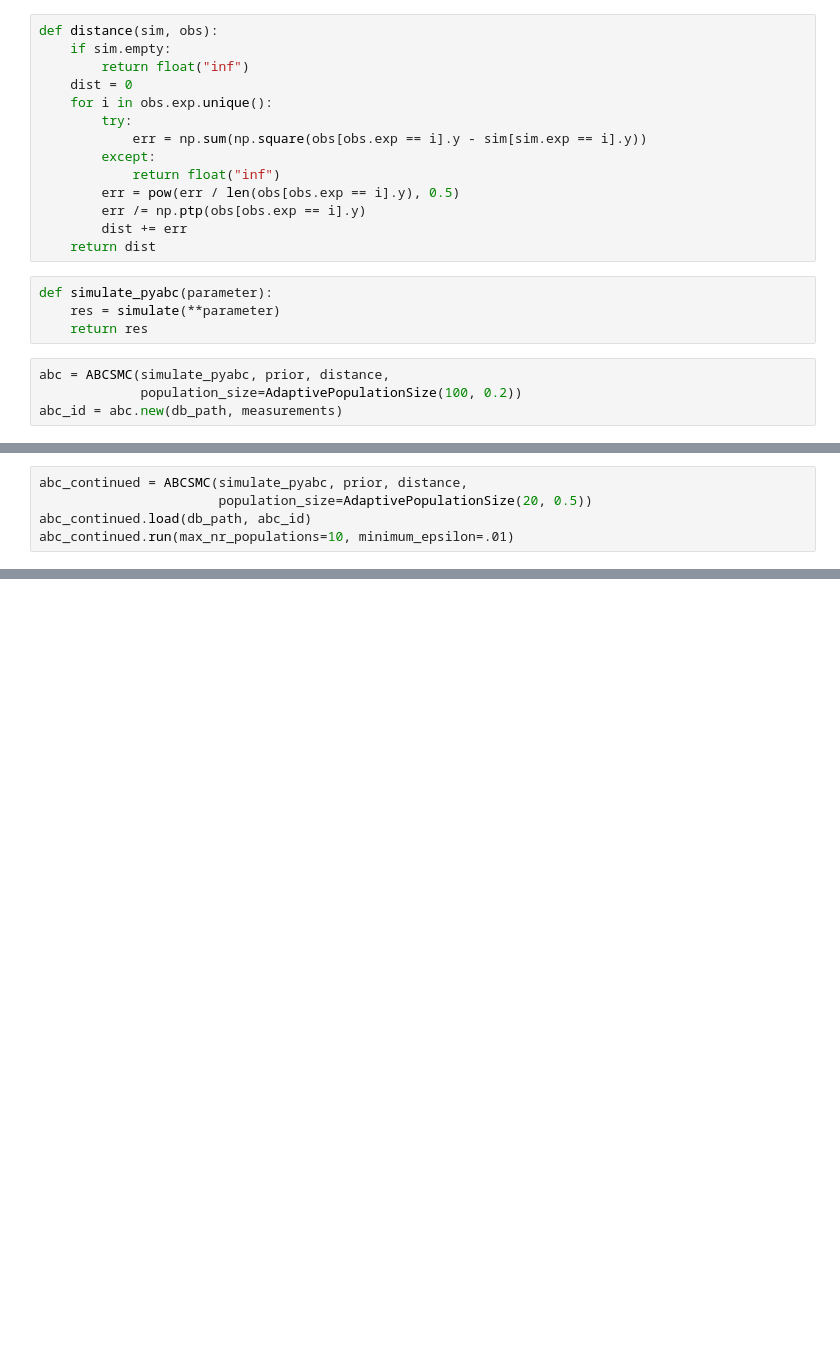
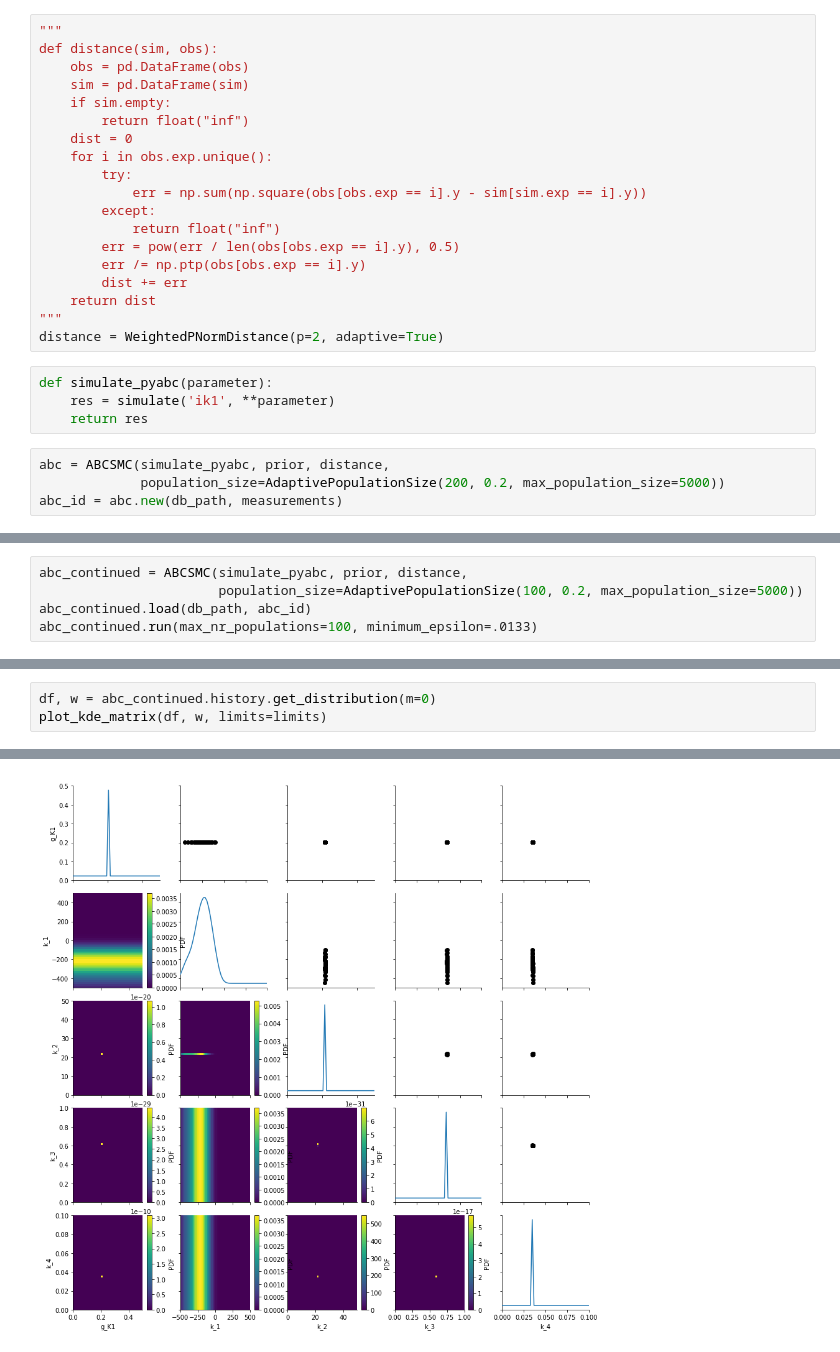
Before and after one commit to charleshouston/ion-channel-ABC, a Jupyter notebook: ik1_pyabc.ipynb, the cells around one changed output, grey strips where cells are left out. Saved outputs shown, nothing was run; the diff lists cells and outputs as text; blank space fills up the shorter version.

```diff
--- a/ik1_pyabc.ipynb
+++ b/ik1_pyabc.ipynb
@@ -91,5 +71,8 @@ print(prior)
 # %%
+"""
 def distance(sim, obs):
+    obs = pd.DataFrame(obs)
+    sim = pd.DataFrame(sim)
     if sim.empty:
         return float("inf")
     dist = 0
@@ -102,12 +85,14 @@ def distance(sim, obs):
         err /= np.ptp(obs[obs.exp == i].y)
         dist += err
     return dist
+"""
+distance = WeightedPNormDistance(p=2, adaptive=True)
 # %%
 def simulate_pyabc(parameter):
-    res = simulate(**parameter)
+    res = simulate('ik1', **parameter)
     return res
 # %%
 abc = ABCSMC(simulate_pyabc, prior, distance,
-             population_size=AdaptivePopulationSize(100, 0.2))
+             population_size=AdaptivePopulationSize(200, 0.2, max_population_size=5000))
 abc_id = abc.new(db_path, measurements)
 # %% [output]
@@ -130,5 +115,5 @@ plot_kde_matrix(df, w, limits=limits)
 # %%
 abc_continued = ABCSMC(simulate_pyabc, prior, distance,
-                       population_size=AdaptivePopulationSize(20, 0.5))
+                       population_size=AdaptivePopulationSize(100, 0.2, max_population_size=5000))
 abc_continued.load(db_path, abc_id)
-abc_continued.run(max_nr_populations=10, minimum_epsilon=.01)
+abc_continued.run(max_nr_populations=100, minimum_epsilon=.0133)
@@ -153,0 +120,4 @@ ProcessError: At least one worker is dead.
+# %%
+df, w = abc_continued.history.get_distribution(m=0)
+plot_kde_matrix(df, w, limits=limits)
+# %% [output]
@@ -153,0 +125 @@ ProcessError: At least one worker is dead.
+[figure, added]
```
Also changed, not shown: parts of 9 cells of this notebook.
